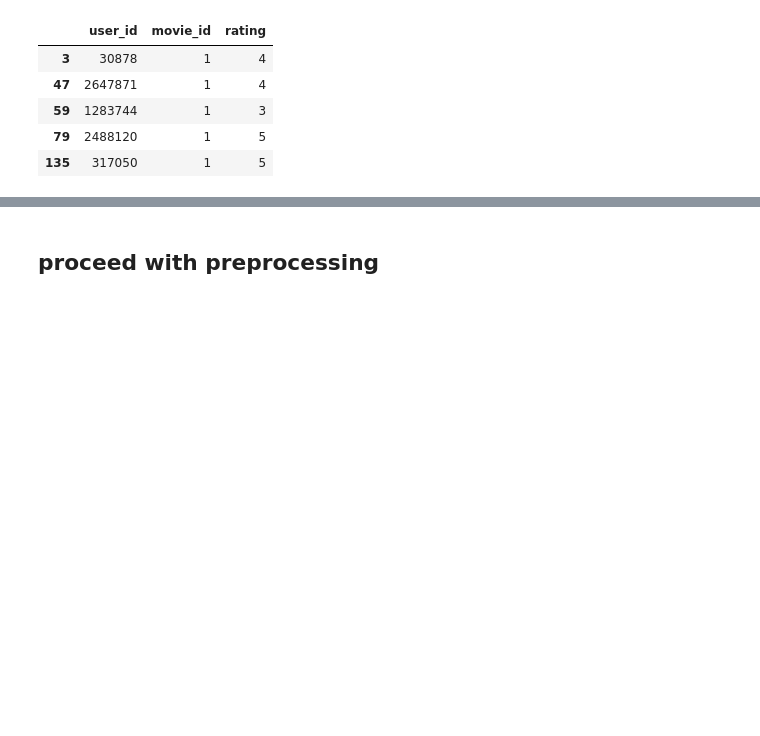
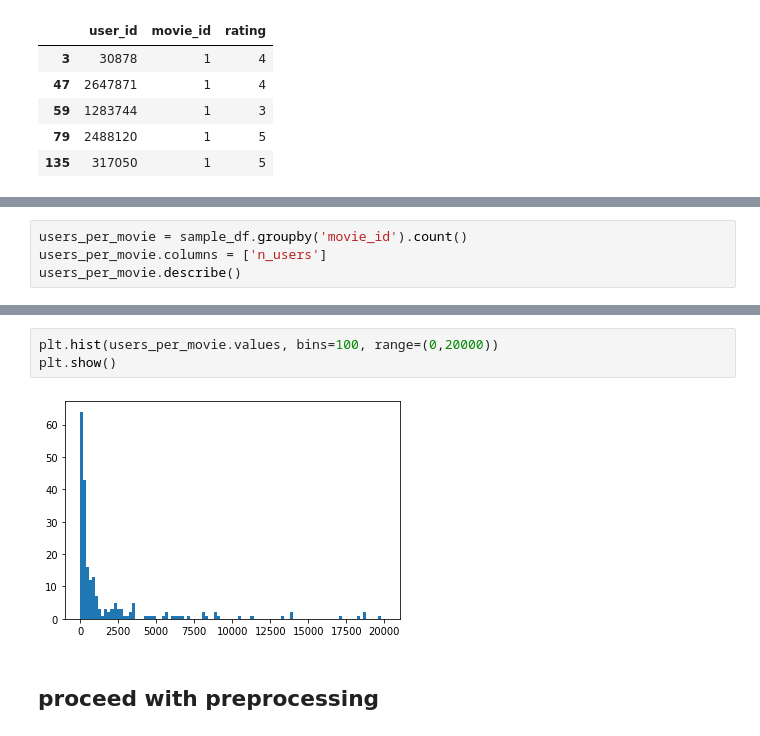
Before and after one commit to noamzbr/netflix_embedding, a Jupyter notebook: netflix_embedding_layer.ipynb, the cells around one changed output, grey strips where cells are left out. Saved outputs shown, nothing was run; the diff lists cells and outputs as text; blank space fills up the shorter version.

```diff
--- a/netflix_embedding_layer.ipynb
+++ b/netflix_embedding_layer.ipynb
@@ -53,0 +89,4 @@ probe_df.head()
+# %%
+users_per_movie = sample_df.groupby('movie_id').count()
+users_per_movie.columns = ['n_users']
+users_per_movie.describe()
@@ -54,3 +103,8 @@ probe_df.head()
+# %%
+plt.hist(users_per_movie.values, bins=100, range=(0,20000))
+plt.show()
+# %% [output]
+[figure, added]
 # %% [markdown]
 ## proceed with preprocessing
 # %%
```
Also changed, not shown: parts of 10 cells of this notebook.
